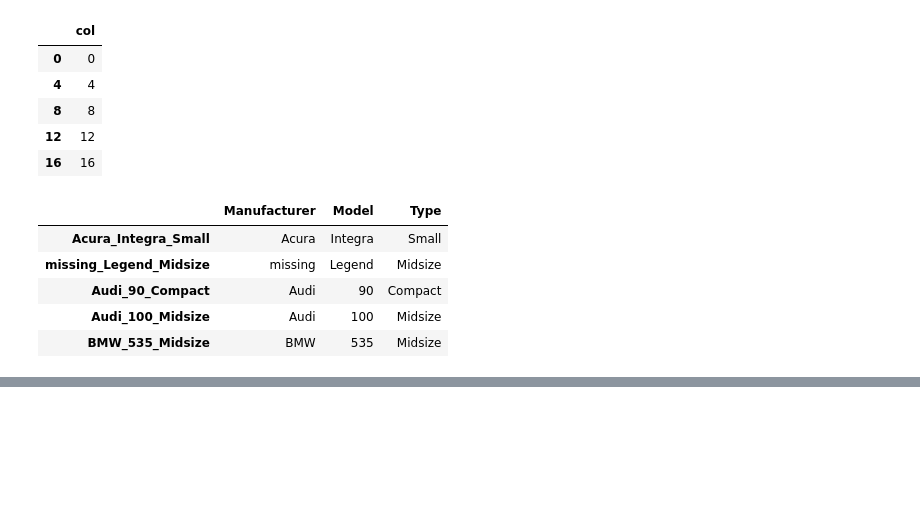
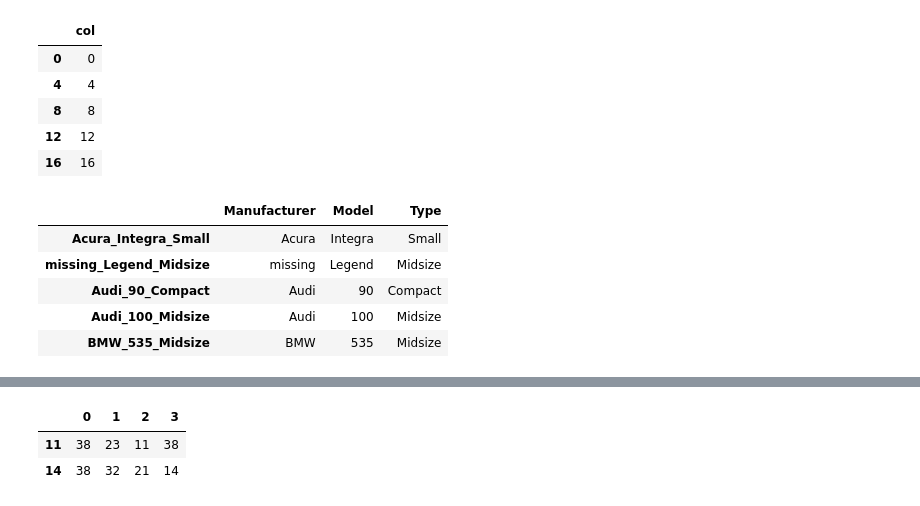
Before and after one commit to FredBrit/fluent_python, a Jupyter notebook: pandas_tasks.ipynb, the cells around one changed output, grey strips where cells are left out. Cells and saved outputs as stored; diff of their text form; code cells hidden in the pictures; blank space fills up the shorter version.

```diff
--- a/pandas_tasks.ipynb
+++ b/pandas_tasks.ipynb
@@ -1036,0 +1120,13 @@ df
+# %%
+# Вывод двух последних строк датафрейма, сумма по которым больше 100
+
+df = pd.DataFrame(np.random.randint(10, 40, 60).reshape(-1, 4))
+df2=df[df.sum(axis=1)>100]
+df2.tail(2)
+
+# Или сразу
+# df[df.sum(axis=1) > 100].tail(2)
+# %% [output]
+|  | 0 | 1 | 2 | 3 |
+| 11 | 38 | 23 | 11 | 38 |
+| 14 | 38 | 32 | 21 | 14 |
```
Also changed, not shown: parts of 6 cells of this notebook.
